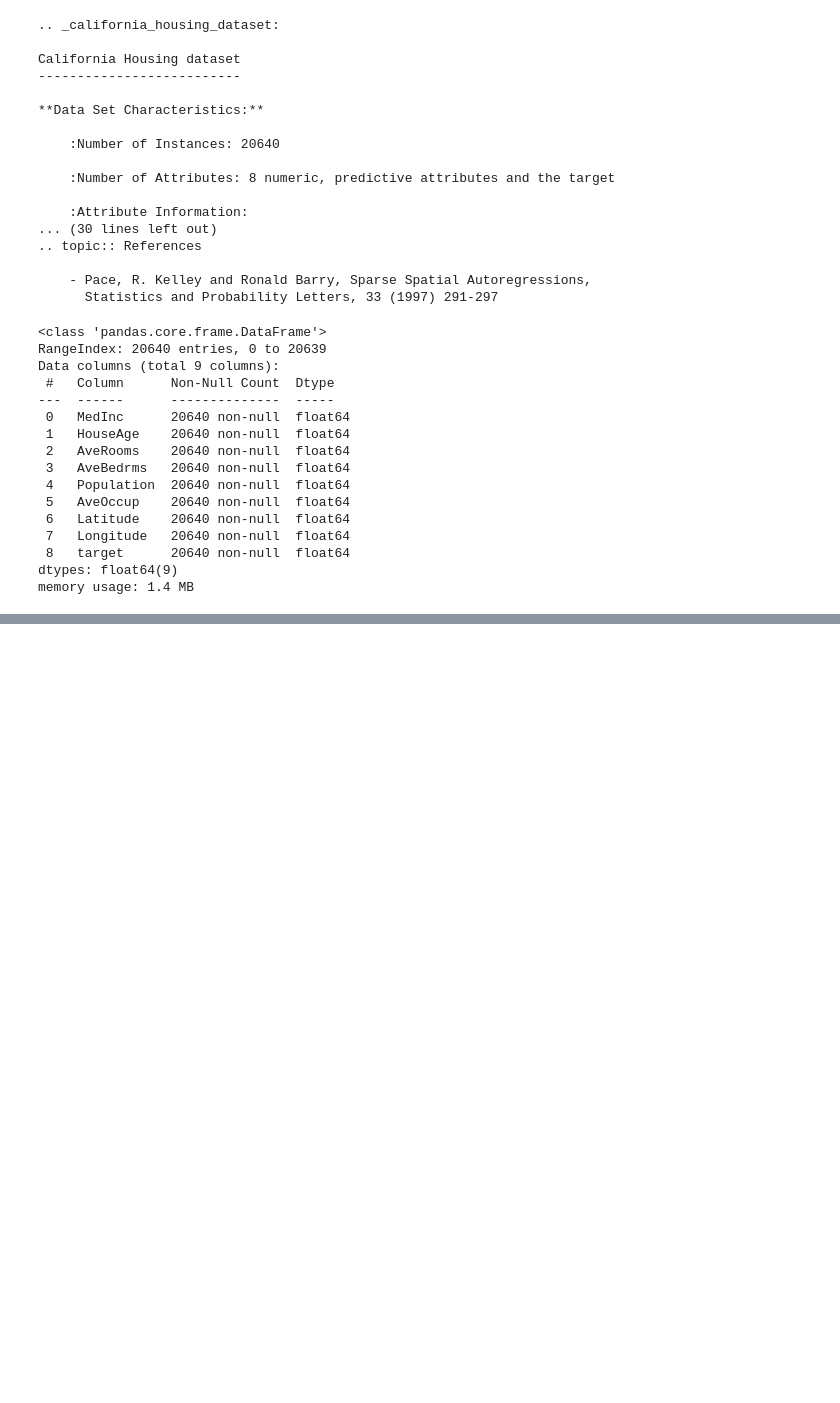
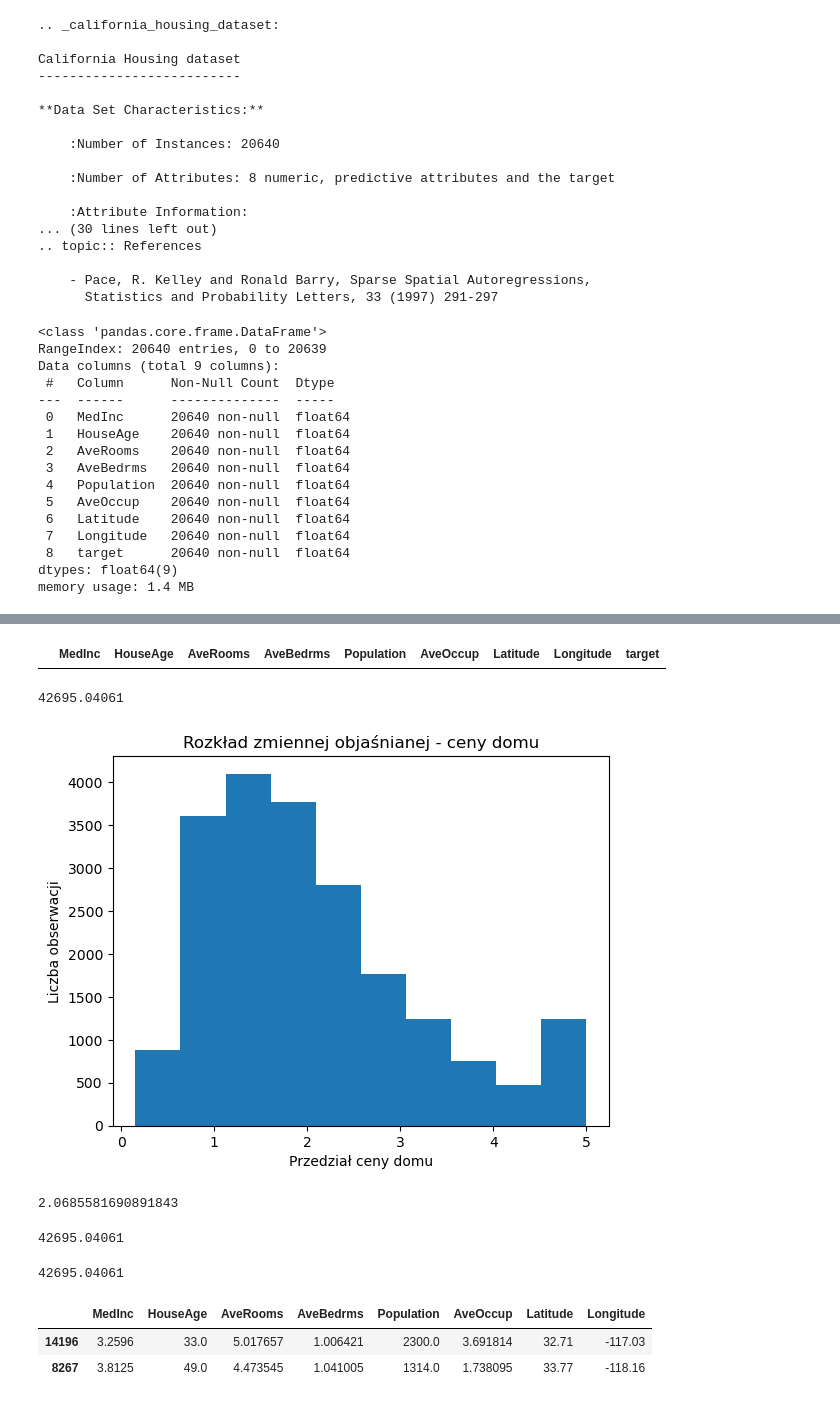
Before and after one commit to KCristopher/zaaw_tech_ml_ai, a Jupyter notebook: L1L2.ipynb, the cells around one changed output, grey strips where cells are left out. Saved outputs shown, nothing was run; the diff lists cells and outputs as text; code cells hidden in the pictures; blank space fills up the shorter version.

Commit message:
Diagnose date, plot distribution of the response variable

```diff
--- a/L1L2.ipynb
+++ b/L1L2.ipynb
@@ -195,3 +239,24 @@ memory usage: 1.4 MB
+# %%
+df[df.duplicated()]
+# %% [output]
+|  | MedInc | HouseAge | AveRooms | AveBedrms | Population | AveOccup | Latitude | Longitude | target |
+# %%
+df.target.sum()
+# %% [output]
+42695.04061
+# %%
+df.target.plot.hist()
+plt.title('Rozkład zmiennej objaśnianej - ceny domu')
+plt.ylabel('Liczba obserwacji')
+plt.xlabel('Przedział ceny domu')
+plt.show()
+# %% [output]
+[figure, added]
+# %%
+naiwna_predykcja_srednia = df.target.mean()
+naiwna_predykcja_srednia
+# %% [output]
+2.0685581690891843
 # %%
 # =========================
 # Train-test split (default setup)
@@ -199,3 +264,17 @@ memory usage: 1.4 MB
 X_train, X_test, y_train, y_test = train_test_split(
     X, y, test_size=0.2, random_state=42
 )
+# %%
+y_train.sum() + y_test.sum()
+# %% [output]
+42695.04061
+# %%
+trainset.MedHouseVal.sum() + testset.MedHouseVal.sum()
+# %% [output]
+42695.04061
+# %%
+X_train.head(2)
+# %% [output]
+|  | MedInc | HouseAge | AveRooms | AveBedrms | Population | AveOccup | Latitude | Longitude |
+| 14196 | 3.2596 | 33.0 | 5.017657 | 1.006421 | 2300.0 | 3.691814 | 32.71 | -117.03 |
+| 8267 | 3.8125 | 49.0 | 4.473545 | 1.041005 | 1314.0 | 1.738095 | 33.77 | -118.16 |
```
Also changed, not shown: parts of 5 cells of this notebook.
